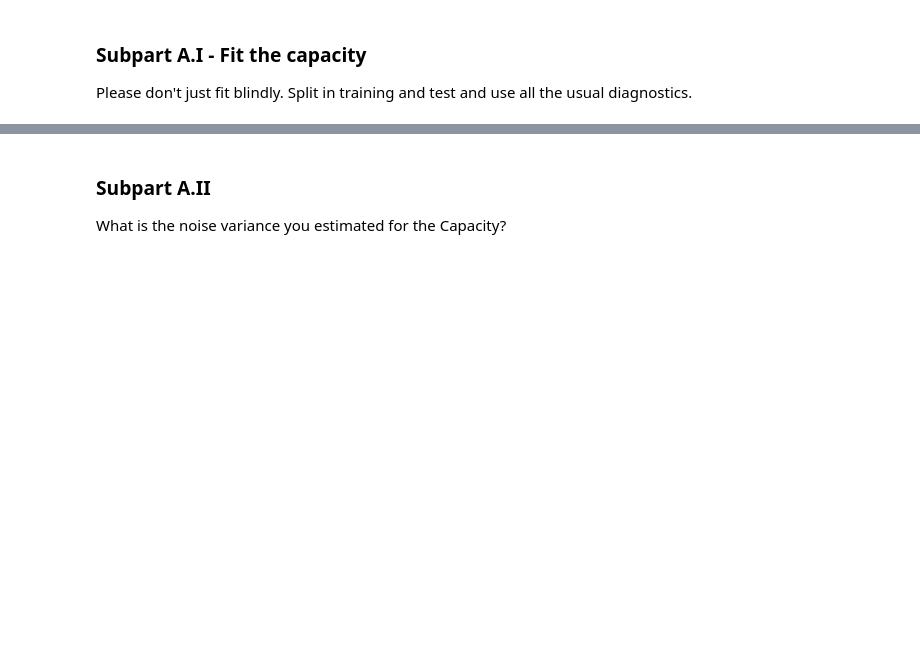
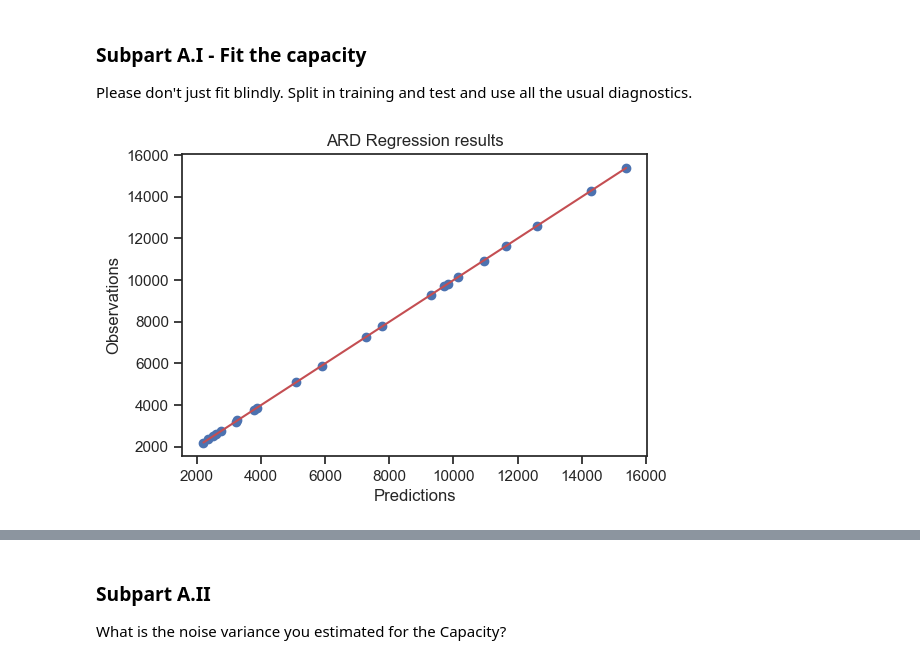
Before and after one commit to flavio-nardi/data-analytics-se, a Jupyter notebook: lecturebook/homework/homework-04.ipynb, the cells around one changed output, grey strips where cells are left out. Saved outputs shown, nothing was run; the diff lists cells and outputs as text; code cells hidden in the pictures; blank space fills up the shorter version.

```diff
--- a/lecturebook/homework/homework-04.ipynb
+++ b/lecturebook/homework/homework-04.ipynb
@@ -685,12 +705,11 @@ Our goal is to learn the map between $T_e$ and $T_c$ and measured Capacity and P
 First, let's see how you can extract only the relevant data.
 # %%
 # Here is how to extract the T_e and T_c columns and put them in a single numpy array
-x = data[['T_e','T_c']].values
-#x
+compressor_x = data[['T_e','T_c']].values
 # %%
 # Here is how to extract the Capacity
-y = data['Capacity'].values
-y
+capacity_y = data['Capacity'].values
+# y
 # %% [markdown]
 Fit the following multivariate polynomial model to **both the Capacity and the Power**:
 
@@ -709,19 +728,24 @@ where $\epsilon$ is a Gaussian noise term with unknown variance.
 
 Please don't just fit blindly. Split in training and test and use all the usual diagnostics.
 # %%
-# your code here - Repeat as many text and code blocks as you like
 from sklearn.preprocessing import PolynomialFeatures
-x_train, x_valid, y_train, y_valid = train_test_split(x, y, test_size=0.33)
+x_train, x_valid, y_train, y_valid = train_test_split(compressor_x, capacity_y, test_size=0.33)
 poly = PolynomialFeatures(3)
 X_train = poly.fit_transform(x_train)
 
 from sklearn.linear_model import ARDRegression
-ard = ARDRegression(compute_score=True, n_iter=30).fit(X_train, y_train)
-X_valid = poly.fit_transform(x_valid)
-y_ard, y_ard_std = ard.predict(X_valid, return_std=True)
-# fig, ax = plt.subplots()
-# ax.plot(x_valid, y_ard, color="navy", label="ARD with polynomial features");
-
-
-plt.plot(y_valid, y_ard,'x')
-plt.show()
+capacity_model = ARDRegression(fit_intercept=False, threshold_lambda=np.inf).fit(X_train, y_train)
+#ard_model = ARDRegression(fit_intercept=False,compute_score=True, n_iter=30).fit(X_train, y_train)
+# %%
+X_valid = poly.fit_transform(x_valid)
+y_ard_valid, y_ard_valid_std = capacity_model.predict(X_valid, return_std=True)
+
+fig, ax = plt.subplots()
+ax.set_title(f'ARD Regression results')
+ax.plot(y_ard_valid, y_valid, 'o')
+yys = np.linspace(y_valid.min(), y_valid.max(), 100)
+ax.plot(yys, yys, 'r-');
+ax.set_xlabel('Predictions')
+ax.set_ylabel('Observations');
+# %% [output]
+[figure, added]
```
Also changed, not shown: parts of 51 cells of this notebook.
